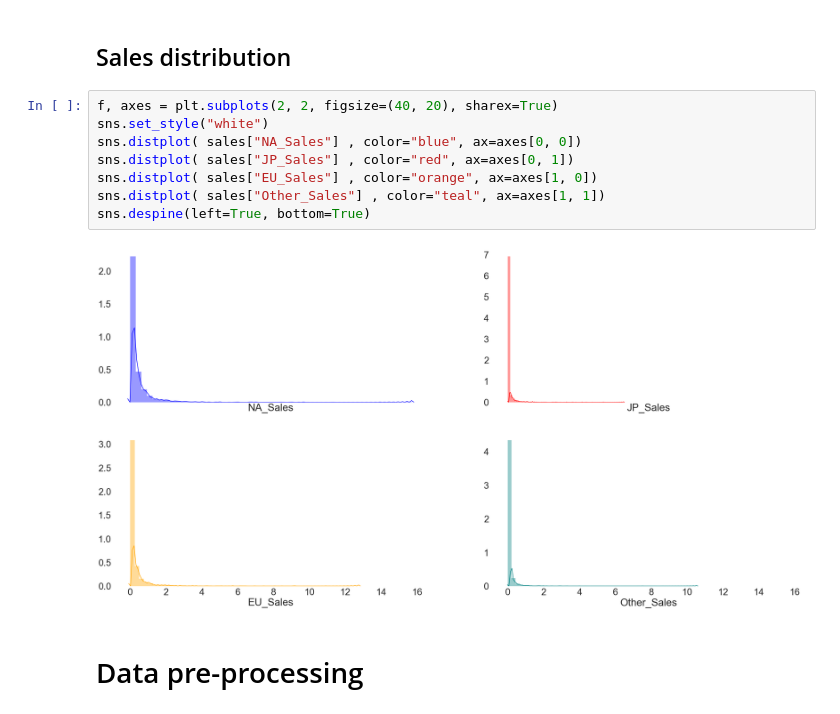
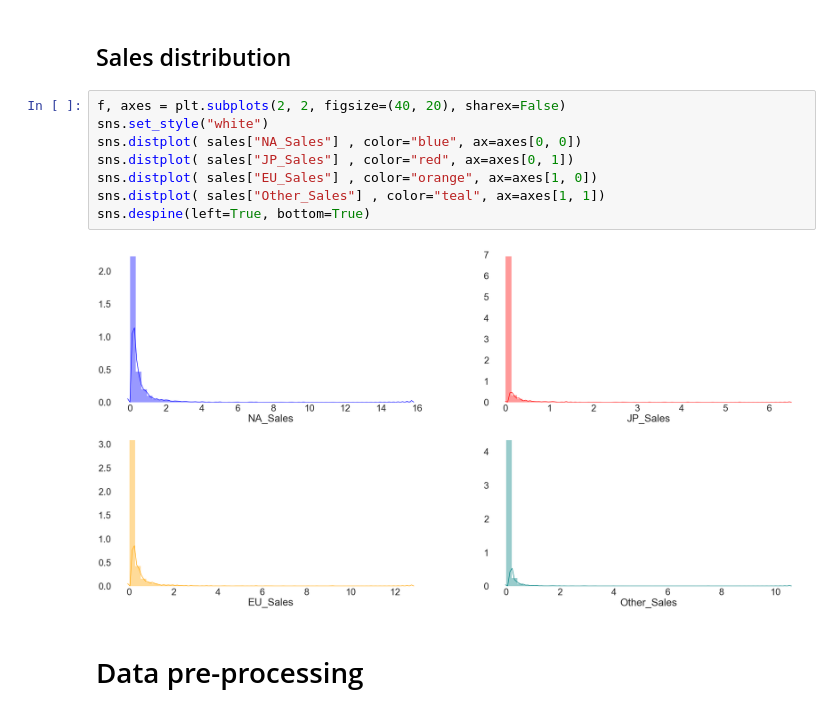
Before and after one commit to NejedlyJan/python_project, a Jupyter notebook: Python_seminarka_v02.ipynb, the cells around one changed output. Drawn from its saved outputs; the diff is of its cells as text.

Commit message:
edited chart

```diff
--- a/Python_seminarka_v02.ipynb
+++ b/Python_seminarka_v02.ipynb
@@ -194,15 +194,15 @@ plt.show();
 # %% [markdown]
 ## Sales distribution
 # %%
-f, axes = plt.subplots(2, 2, figsize=(40, 20), sharex=True)
+f, axes = plt.subplots(2, 2, figsize=(40, 20), sharex=False)
 sns.set_style("white")
 sns.distplot( sales["NA_Sales"] , color="blue", ax=axes[0, 0])
 sns.distplot( sales["JP_Sales"] , color="red", ax=axes[0, 1])
 sns.distplot( sales["EU_Sales"] , color="orange", ax=axes[1, 0])
 sns.distplot( sales["Other_Sales"] , color="teal", ax=axes[1, 1])
 sns.despine(left=True, bottom=True)
 # %% [output]
-[figure, old version]
+[figure, new version]
 # %% [markdown]
 # Data pre-processing
 # %%
```
